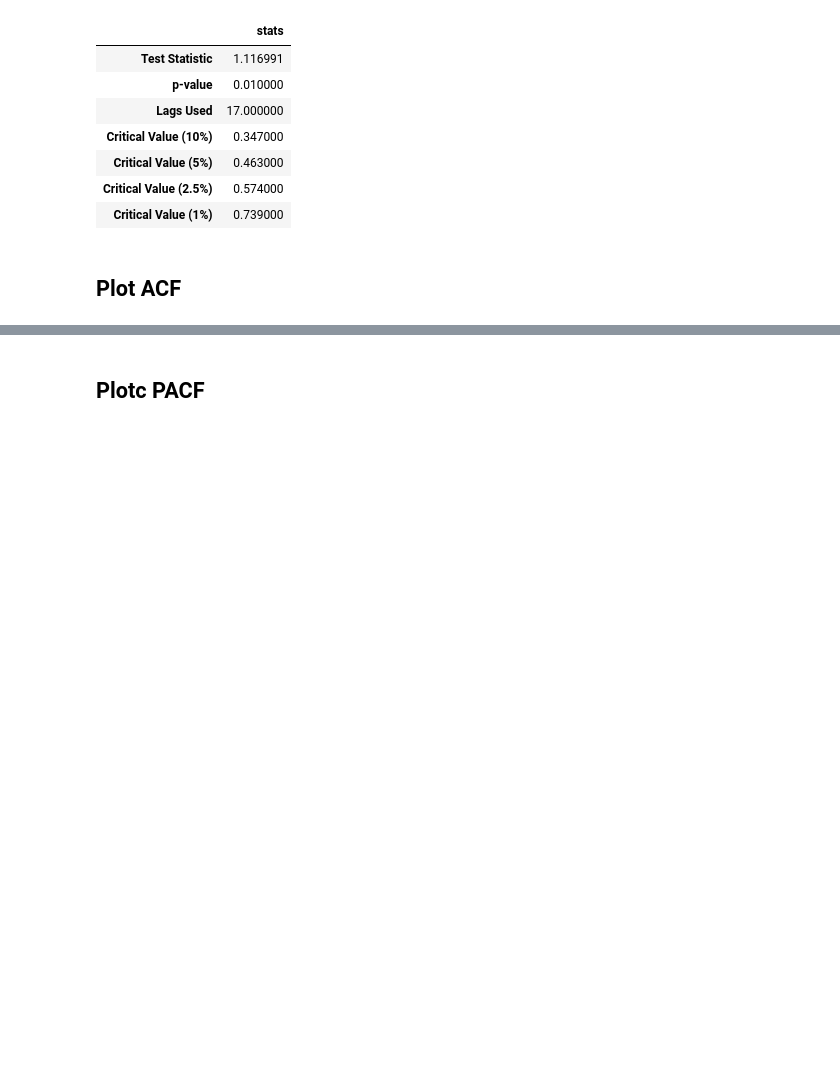
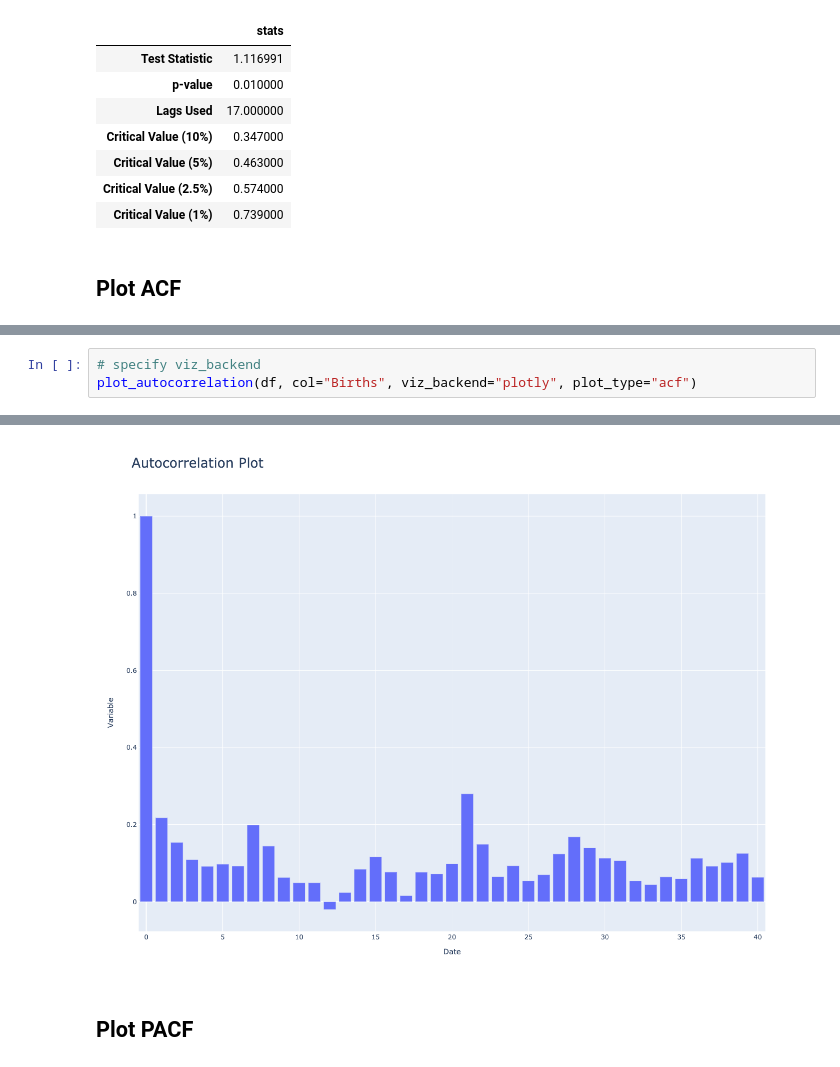
Before and after one commit to data-describe/data-describe, a Jupyter notebook: notebooks/Time_Series.ipynb, the cells around one changed output, grey strips where cells are left out. Cells and saved outputs as stored; diff of their text form; blank space fills up the shorter version.

```diff
--- a/notebooks/Time_Series.ipynb
+++ b/notebooks/Time_Series.ipynb
@@ -69,0 +89,4 @@ p-value is smaller than the indicated p-value
+# %%
+# specify viz_backend
+plot_autocorrelation(df, col="Births", viz_backend="plotly", plot_type="acf")
+# %% [output]
@@ -70,2 +94,3 @@ p-value is smaller than the indicated p-value
+[figure, added]
 # %% [markdown]
-## Plotc PACF
+## Plot PACF
```
Also changed, not shown: parts of 10 cells of this notebook.
